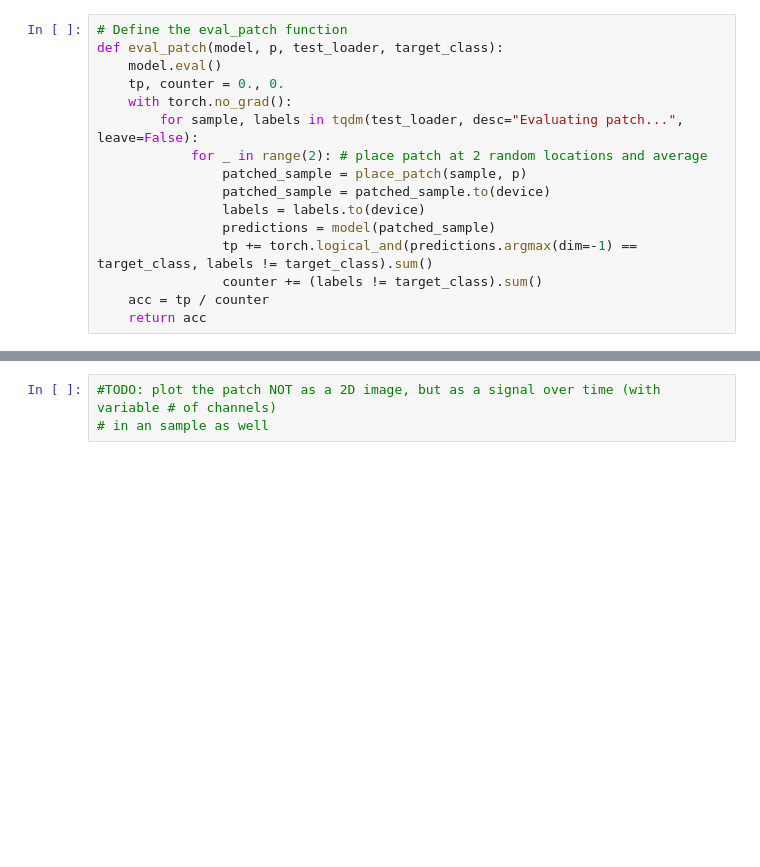
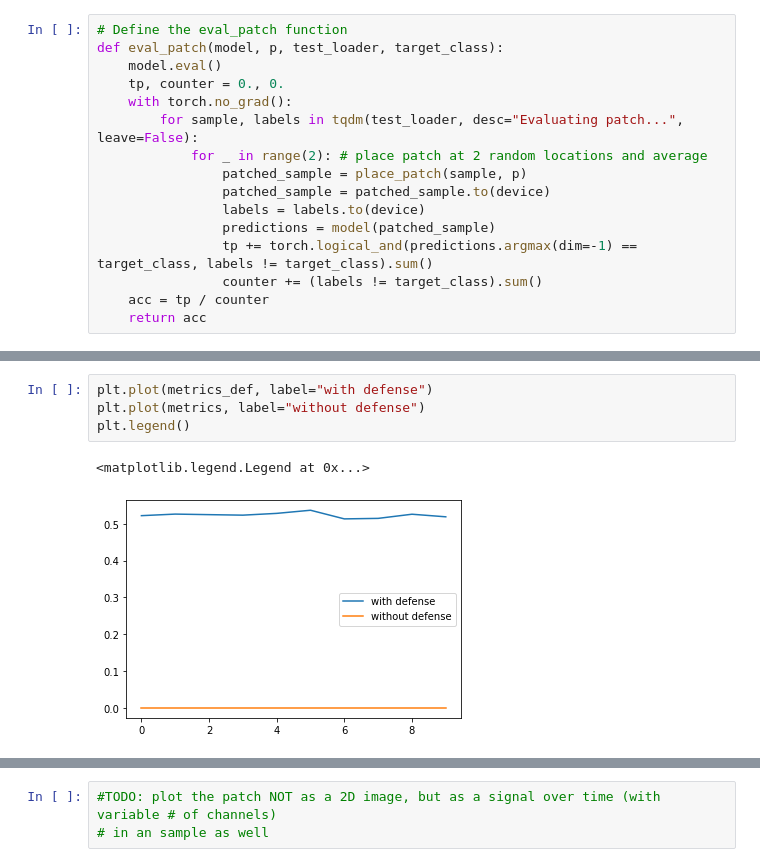
Before and after one commit to gijsdesmit/Project_DL, a Jupyter notebook: patch_attack_pytorch.ipynb, the cells around one changed output, grey strips where cells are left out. Saved outputs shown, nothing was run; the diff lists cells and outputs as text; blank space fills up the shorter version.

```diff
--- a/patch_attack_pytorch.ipynb
+++ b/patch_attack_pytorch.ipynb
@@ -150,3 +249,10 @@ Accuracy defended vs. undefended: 0.5182968974113464 vs. 0.5997698307037354
+# %%
+plt.plot(metrics_def, label="with defense")
+plt.plot(metrics, label="without defense")
+plt.legend()
+# %% [output]
+<matplotlib.legend.Legend at 0x...>
+[figure, added]
 # %%
 # Run the patch_attack function
 patch_def, metrics_def = patch_attack(model_defended, train_loader, test_loader, target_class=0, patch_size=(90,3), num_epochs=1)
```
Also changed, not shown: parts of 15 cells of this notebook, 49 other files.
